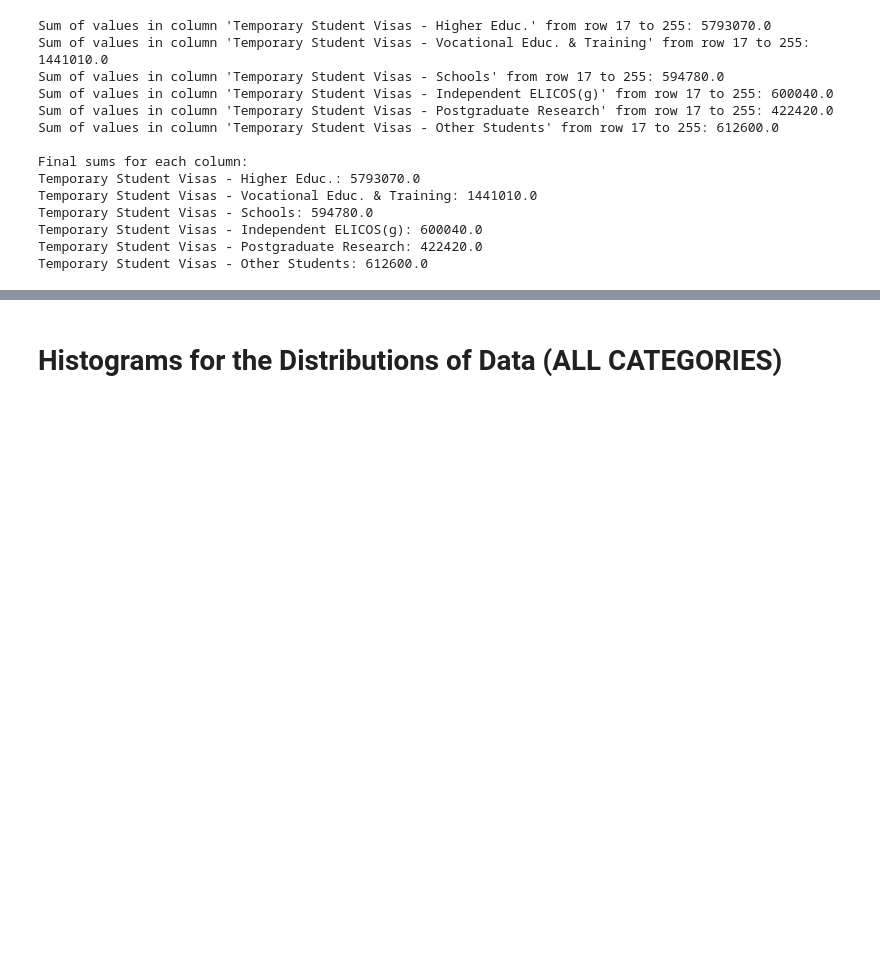
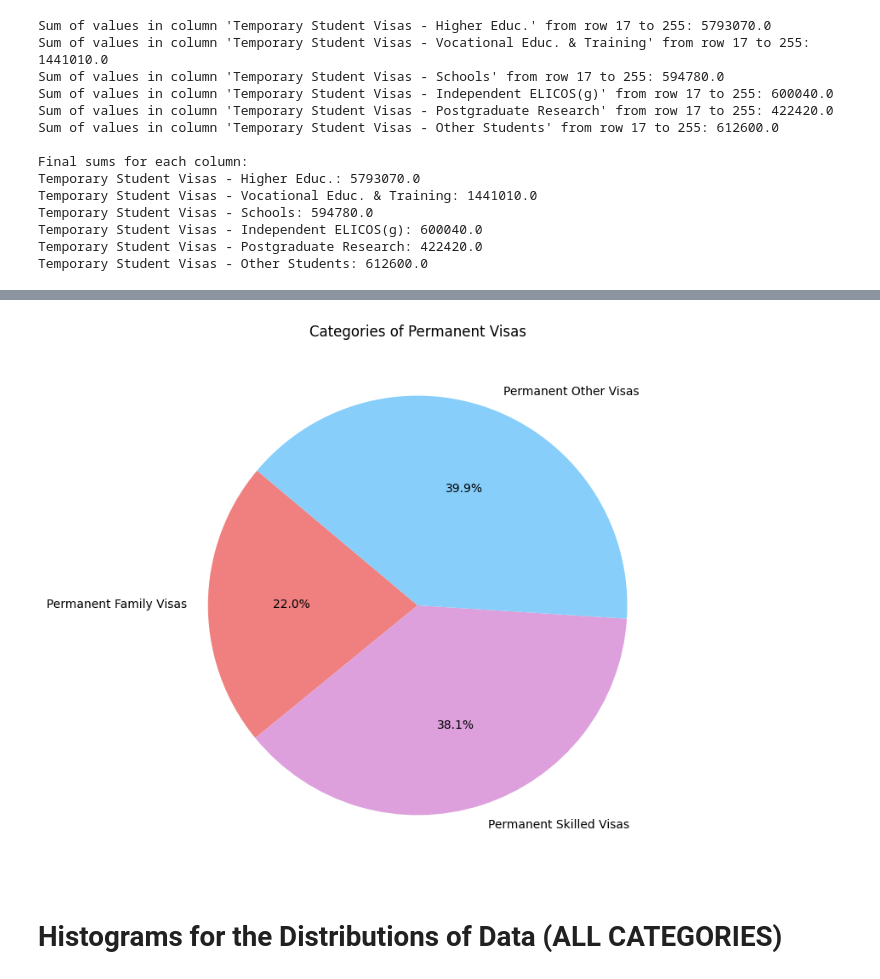
Before and after one commit to amelia-hov/travel_dataproject, a Jupyter notebook: data_introduction/Travel_Data_Project.ipynb, the cells around one changed output, grey strips where cells are left out. Cells and saved outputs as stored; diff of their text form; code cells hidden in the pictures; blank space fills up the shorter version.

```diff
--- a/data_introduction/Travel_Data_Project.ipynb
+++ b/data_introduction/Travel_Data_Project.ipynb
@@ -508,3 +527,17 @@ Temporary Student Visas - Other Students: 612600.0
+# %%
+categories = ['Permanent Family Visas', 'Permanent Skilled Visas','Permanent Other Visas']
+values = [4005390.0, 6930410.0, 7260460.0]
+colors = ['lightcoral','plum','lightskyblue']
+
+plt.figure(figsize=(8, 8))  # Optional: Set the figure size
+plt.pie(values, labels=categories, autopct='%1.1f%%', startangle=140, colors=colors)
+# Add a title
+plt.title('Categories of Permanent Visas')
+
+# Show the plot
+plt.show()
+# %% [output]
+[figure, added]
 # %% [markdown]
 # Histograms for the Distributions of Data (ALL CATEGORIES)
 # %% [markdown]
```
Also changed, not shown: parts of 14 cells of this notebook.
